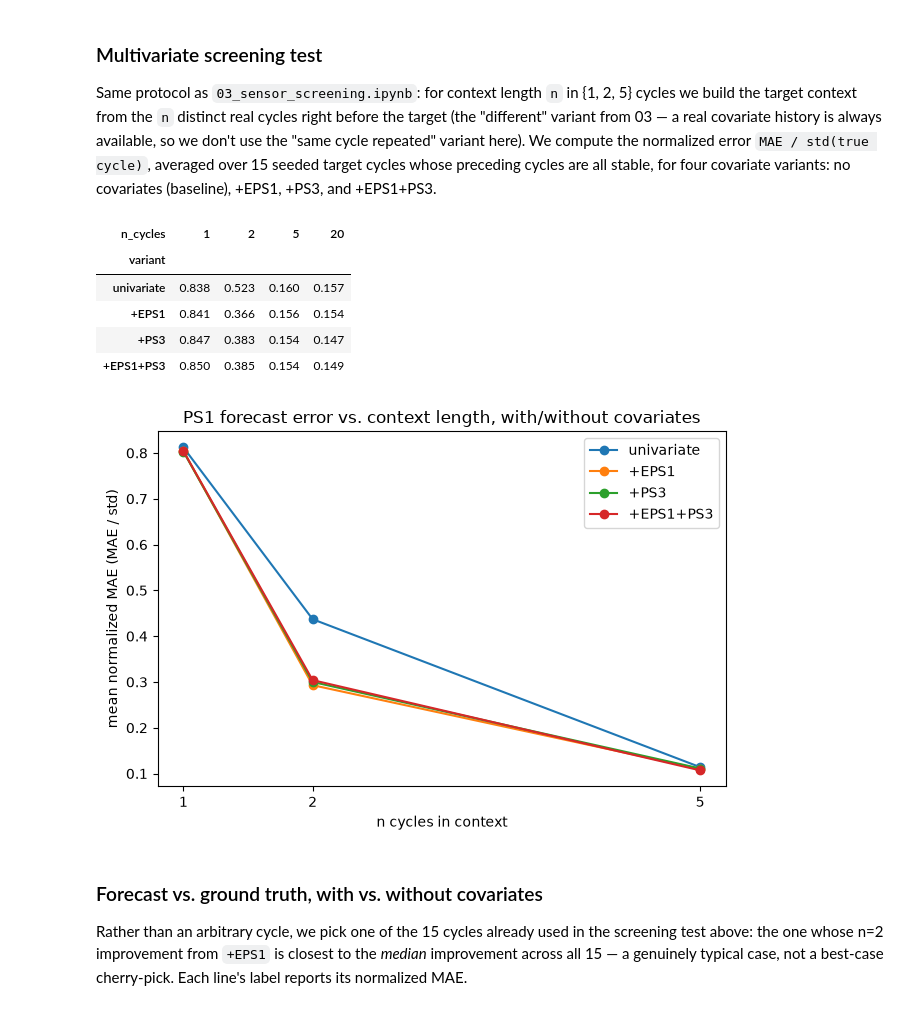
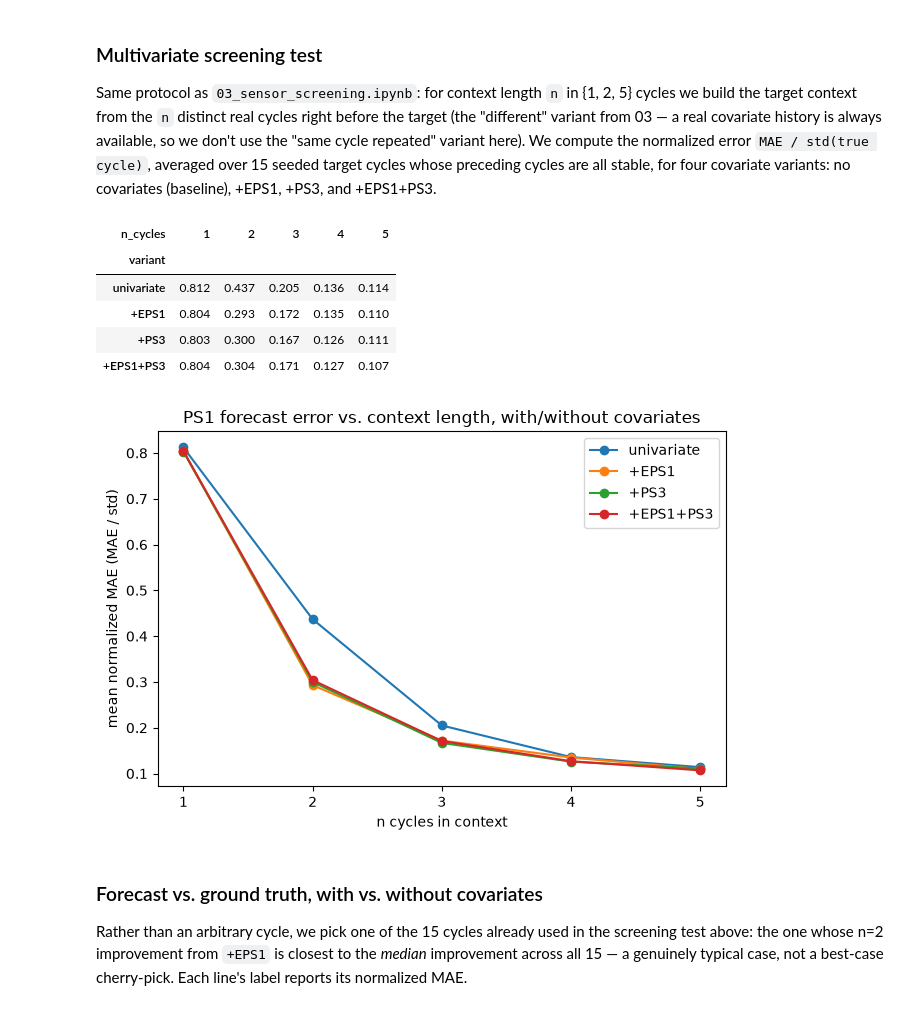
Before and after one commit to uruthia/tirex2_in-context, a Jupyter notebook: 04_multivariate_forecasting.ipynb, the cells around one changed output. Drawn from its saved outputs; the diff is of its cells as text; code cells hidden in the pictures.

```diff
--- a/04_multivariate_forecasting.ipynb
+++ b/04_multivariate_forecasting.ipynb
@@ -133,40 +133,40 @@ stable, for four covariate variants: no covariates (baseline), +EPS1, +PS3, and
 VARIANTS = {
     "univariate": [],
     "+EPS1": ["EPS1"],
     "+PS3": ["PS3"],
     "+EPS1+PS3": ["EPS1", "PS3"],
 }
 
 
-def screen_multivariate(target_sensor="PS1", n_list=(1, 2, 5), n_tests: int = 15, seed: int = 0) -> pd.DataFrame:
+def screen_multivariate(target_sensor="PS1", n_list=(1, 2, 3, 4, 5), n_tests: int = 15, seed: int = 0) -> pd.DataFrame:
     rng = np.random.default_rng(seed)
     max_n = max(n_list)
     valid = [t for t in stable_idx if all((t - k) in stable_set for k in range(1, max_n + 1))]
     tests = rng.choice(valid, size=min(n_tests, len(valid)), replace=False)
     rows = []
     for t in tests:
         truth = cycles_ds[target_sensor][t]
         for n in n_list:
             target_ctx = np.concatenate(cycles_ds[target_sensor][t - n : t])
             for variant, cov_sensors in VARIANTS.items():
                 cov_ctxs = [np.concatenate(cycles_ds[cs][t - n : t]) for cs in cov_sensors]
                 pred = forecast_median(target_ctx, cov_ctxs or None)
                 nmae = np.mean(np.abs(pred - truth)) / (truth.std() + 1e-8)
                 rows.append({"cycle": t, "n_cycles": n, "variant": variant, "nMAE": nmae})
     return pd.DataFrame(rows)
 
 
 results = screen_multivariate()
 summary = results.groupby(["variant", "n_cycles"])["nMAE"].mean().unstack("n_cycles").round(3)
 summary = summary.loc[list(VARIANTS.keys())]
 summary
 # %% [output]
-| n_cycles | 1 | 2 | 5 | 20 |
-| variant |  |  |  |  |
-| univariate | 0.838 | 0.523 | 0.160 | 0.157 |
-| +EPS1 | 0.841 | 0.366 | 0.156 | 0.154 |
-| +PS3 | 0.847 | 0.383 | 0.154 | 0.147 |
-| +EPS1+PS3 | 0.850 | 0.385 | 0.154 | 0.149 |
+| n_cycles | 1 | 2 | 3 | 4 | 5 |
+| variant |  |  |  |  |  |
+| univariate | 0.812 | 0.437 | 0.205 | 0.136 | 0.114 |
+| +EPS1 | 0.804 | 0.293 | 0.172 | 0.135 | 0.110 |
+| +PS3 | 0.803 | 0.300 | 0.167 | 0.126 | 0.111 |
+| +EPS1+PS3 | 0.804 | 0.304 | 0.171 | 0.127 | 0.107 |
 # %%
 fig, ax = plt.subplots(figsize=(6.5, 4.5))
 for variant in VARIANTS:
@@ -180,7 +180,7 @@ ax.legend()
 fig.tight_layout()
 plt.show()
 # %% [output]
-[figure, old version]
+[figure, new version]
 # %% [markdown]
 ### Forecast vs. ground truth, with vs. without covariates
 
```
Also changed, not shown: parts of 1 cell of this notebook, 3 other files.
